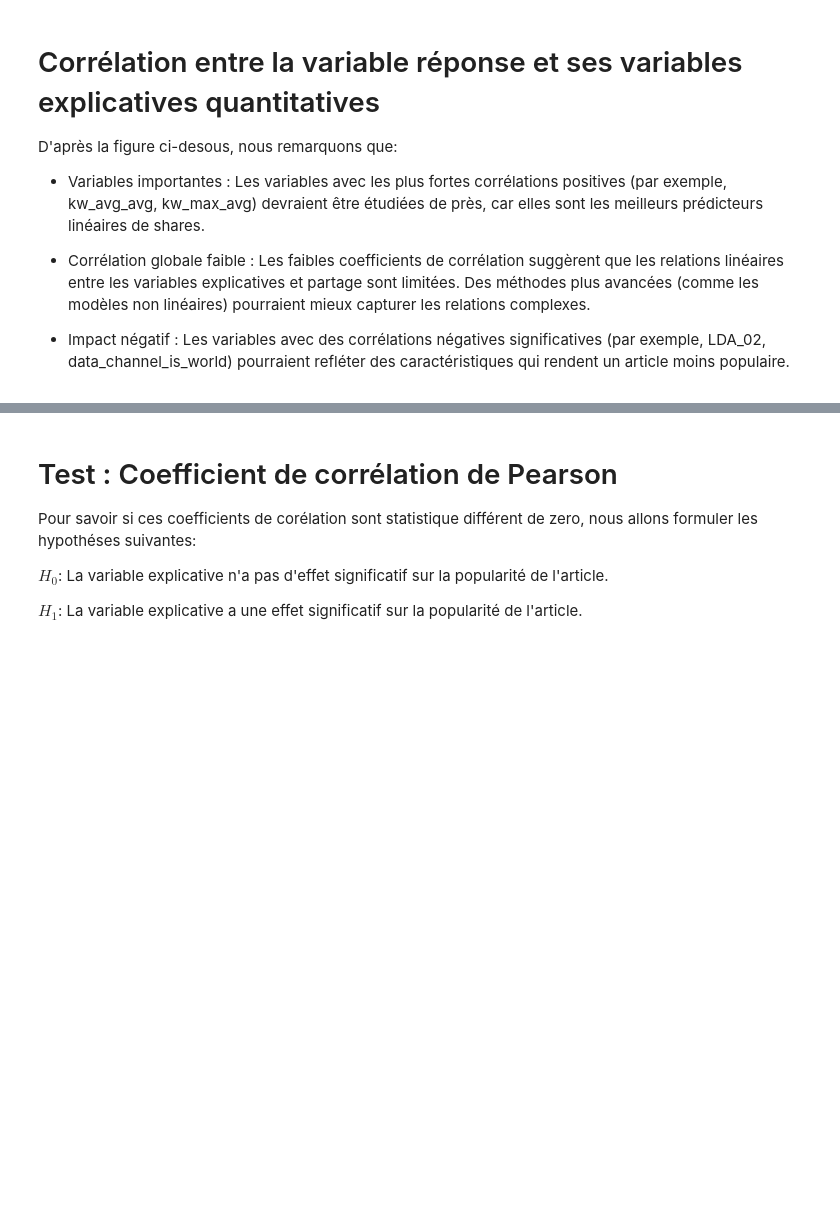
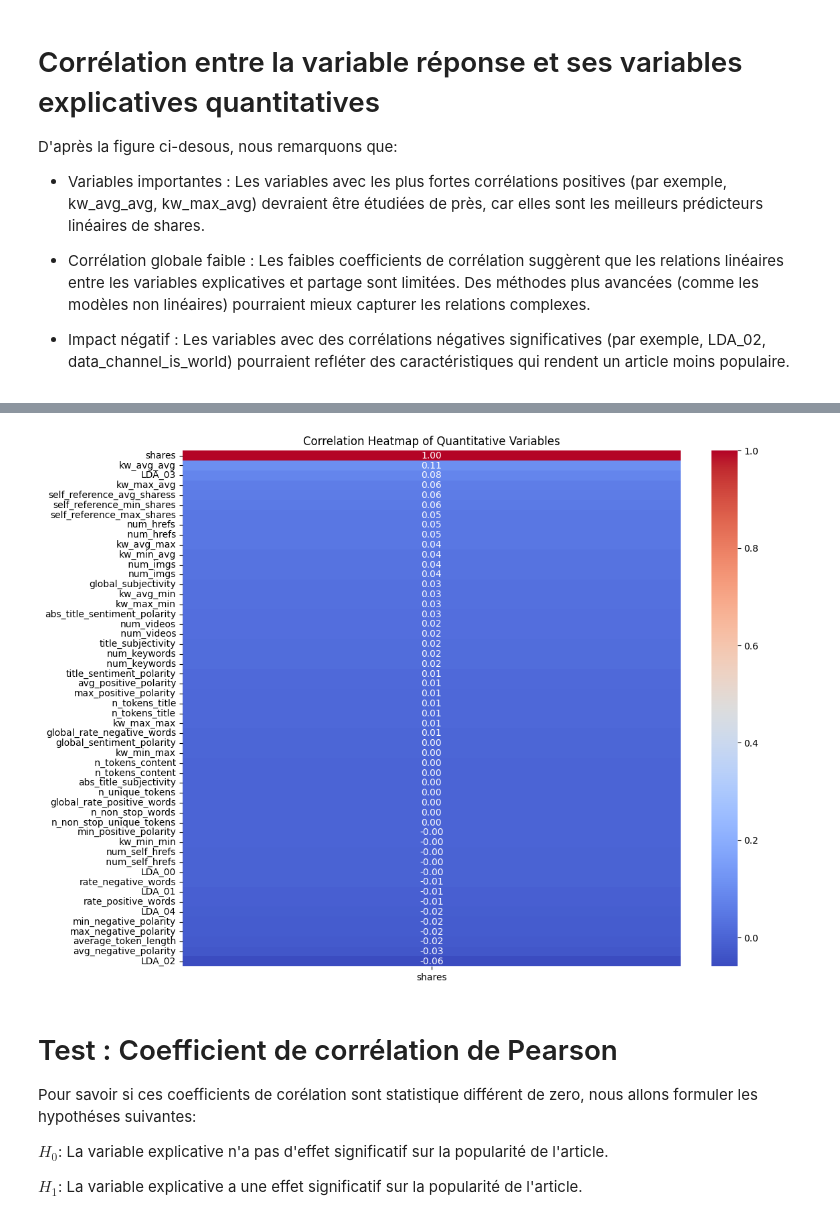
Before and after one commit to bigirimanainnocent12/Apprentissage_automatique, a Jupyter notebook: Apprentissage_Automatique.ipynb, the cells around one changed output, grey strips where cells are left out. Saved outputs shown, nothing was run; the diff lists cells and outputs as text; code cells hidden in the pictures; blank space fills up the shorter version.

```diff
--- a/Apprentissage_Automatique.ipynb
+++ b/Apprentissage_Automatique.ipynb
@@ -258,3 +279,28 @@ fig.show()
+# %%
+# prompt: donne moi un heatmap entre la varible partage et les varibales quantitatives
+
+import pandas as pd
+import seaborn as sns
+import matplotlib.pyplot as plt
+
+# Assuming 'data' DataFrame is already defined from the previous code
+# and contains 'shares' as the target variable and quantitative features.
+
+# Select quantitative variables and the target variable
+quantitative_vars = pd.concat([variables_quantitative,variables_dicretes],axis=1)
+# Accessing the column with the correct leading space in its name
+target_variable = ' shares'
+
+# Create the heatmap
+#Changed dpi to single value
+plt.figure(figsize=(12, 10),dpi=100)  # Adjust figure size as needed
+# Access the correlation using the original column name with the leading space
+# Selecting the 'shares' column and converting to DataFrame to make it 2D
+sns.heatmap(quantitative_vars.corr()[['shares']].sort_values(by=['shares'], ascending=False), annot=True, cmap='coolwarm', fmt=".2f")
+plt.title('Correlation Heatmap of Quantitative Variables')
+plt.show()
+# %% [output]
+[figure, added]
 # %% [markdown]
 # Test : Coefficient de corrélation de Pearson
 
```
Also changed, not shown: parts of 64 cells of this notebook.
